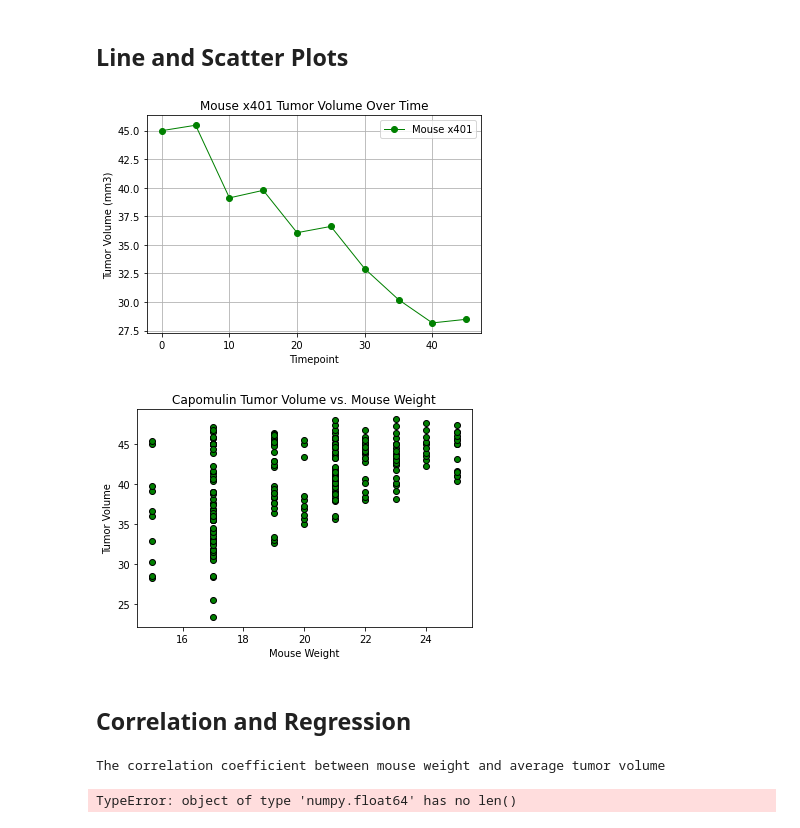
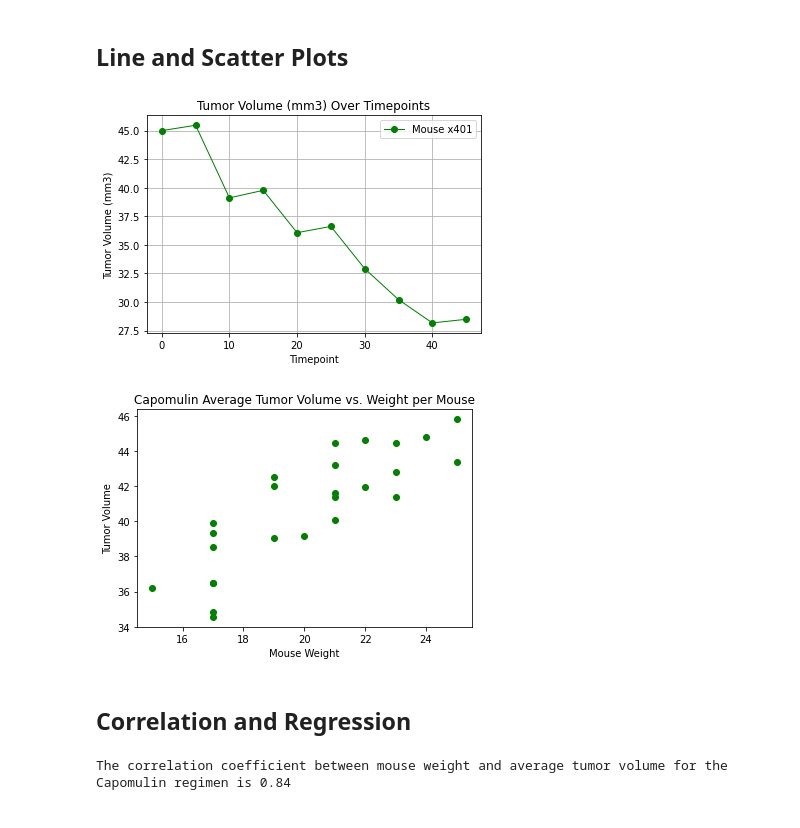
Before and after one commit to RobinWaves/matplotlib-challenge, a Jupyter notebook: pymaceuticals.ipynb, the cells around one changed output. Cells and saved outputs as stored; diff of their text form; code cells hidden in the pictures.

Commit message:
Finished scatter plot and linear regression

```diff
--- a/pymaceuticals.ipynb
+++ b/pymaceuticals.ipynb
@@ -278,7 +279,7 @@ x_axis = mouse_line['Timepoint']
 y_axis = mouse_line['Tumor Volume (mm3)']
 
 mouse, = plt.plot(x_axis, y_axis, marker="o", color="green", linewidth=1, label="Mouse x401")
-plt.title("Mouse x401 Tumor Volume Over Time")
+plt.title("Tumor Volume (mm3) Over Timepoints")
 plt.xlabel("Timepoint")
 plt.ylabel("Tumor Volume (mm3)")
 plt.legend(handles=[mouse], loc="best")
@@ -286,29 +287,36 @@ plt.legend(handles=[mouse], loc="best")
 plt.grid()
 plt.show()
 # %% [output]
-[figure, old version]
+[figure, new version]
 # %%
+# *** Showing 24 dots supposed to have 25 *** #
 # Generate a scatter plot of average tumor volume vs. mouse weight for the Capomulin regimen
-mouse_scatter = four_regimens.loc[four_regimens['Drug Regimen'] == 'Capomulin', ['Weight (g)', 'Tumor Volume (mm3)']]
-x_axis = mouse_scatter['Weight (g)']
-y_axis = mouse_scatter['Tumor Volume (mm3)']
-avg_tumor_vol = mouse_scatter['Tumor Volume (mm3)'].mean()
-plt.title("Capomulin Tumor Volume vs. Mouse Weight")
+cap_only = four_regimens.loc[four_regimens['Drug Regimen'] == 'Capomulin',
+                                 ['Mouse ID', 'Weight (g)', 'Tumor Volume (mm3)']]
+cap_avg = cap_only.groupby(['Mouse ID']).mean()
+mouse_weight = cap_avg['Weight (g)']
+avg_tumor_vol = cap_avg['Tumor Volume (mm3)']
+
+plt.title("Capomulin Average Tumor Volume vs. Weight per Mouse")
 plt.xlabel("Mouse Weight")
 plt.ylabel("Tumor Volume")
+plt.scatter(mouse_weight, avg_tumor_vol, marker="o", color='green')
 
-plt.scatter(x_axis, y_axis, marker="o", color='green', edgecolors='black')
 plt.show()
 # %% [output]
-[figure, old version]
+[figure, new version]
 # %% [markdown]
 ## Correlation and Regression
 # %%
 # Calculate the correlation coefficient and linear regression model
 # for mouse weight and average tumor volume for the Capomulin regimen
-avg_tumor_vol = mouse_scatter['Tumor Volume (mm3)'].mean()
-print(f"The correlation coefficient between mouse weight and average tumor volume")
-print(f"for the Capomulin regimen is {round(st.pearsonr(x_axis, avg_tumor_vol),2)}")
+corcoef = round(st.pearsonr(mouse_weight, avg_tumor_vol)[0],2)
+print(f"The correlation coefficient between mouse weight and average tumor volume for the Capomulin regimen is {corcoef}")
+
+# Perform a linear regression on mouse weight versus average tumor volume
+wt_slope, wt_int, wt_r, wt_p, wt_std_err = st.linregress(mouse_weight, avg_tumor_vol)
+
+# Create equation of line to calculate predicted average tumor volume
+wt_fit = wt_slope * mouse_weight + wt_int
 # %% [output]
-The correlation coefficient between mouse weight and average tumor volume
+The correlation coefficient between mouse weight and average tumor volume for the Capomulin regimen is 0.84
-TypeError: object of type 'numpy.float64' has no len()
```
Also changed, not shown: parts of 3 cells of this notebook, 1 other file.
